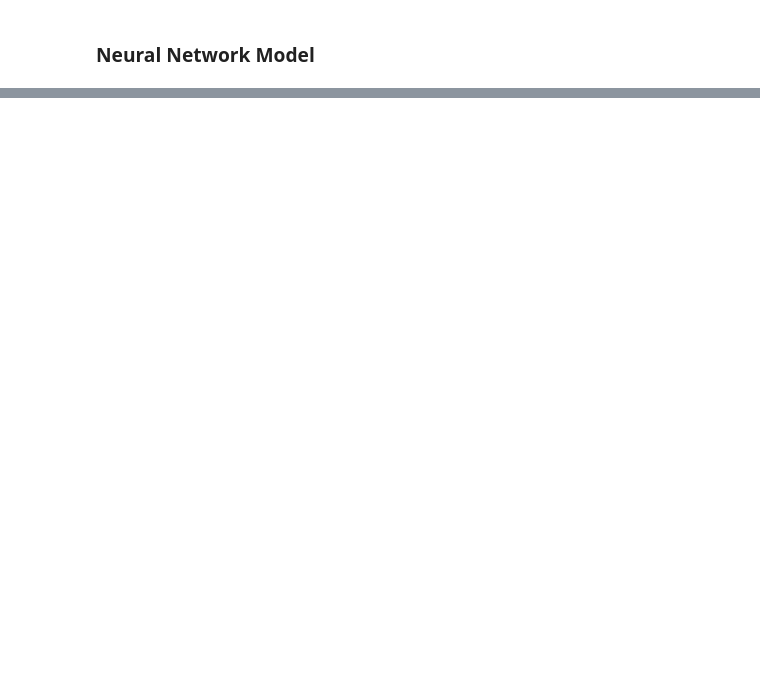
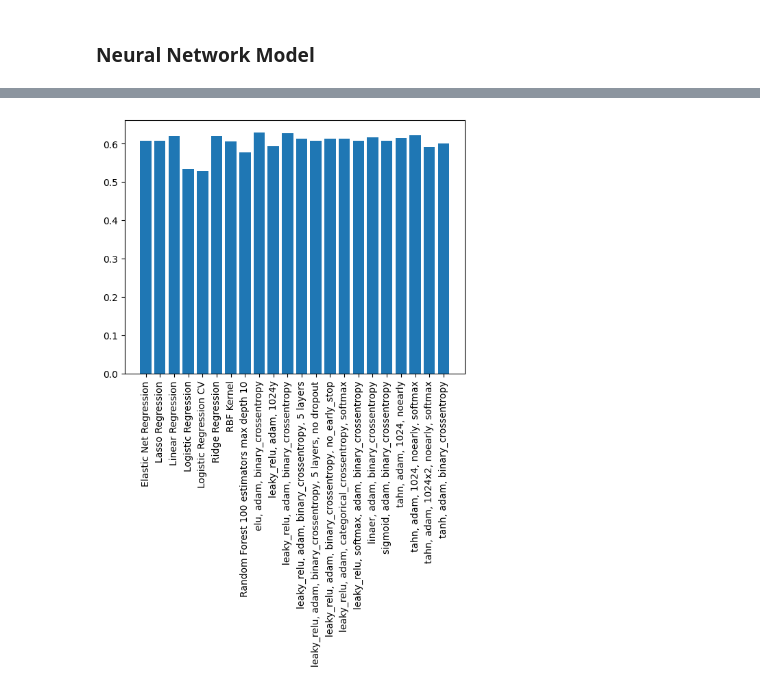
Before and after one commit to julianag27/ml-project, a Jupyter notebook: FinalProject.ipynb, the cells around one changed output, grey strips where cells are left out. Cells and saved outputs as stored; diff of their text form; code cells hidden in the pictures; blank space fills up the shorter version.

```diff
--- a/FinalProject.ipynb
+++ b/FinalProject.ipynb
@@ -261,0 +269,6 @@ nn_models # Show stats output as table
+# %%
+plt.bar(all_models["label"], all_models["accuracy"])
+plt.xticks(rotation='vertical')
+plt.show()
+# %% [output]
+[figure, added]
```
Also changed, not shown: parts of 4 cells of this notebook, 2 other files.
